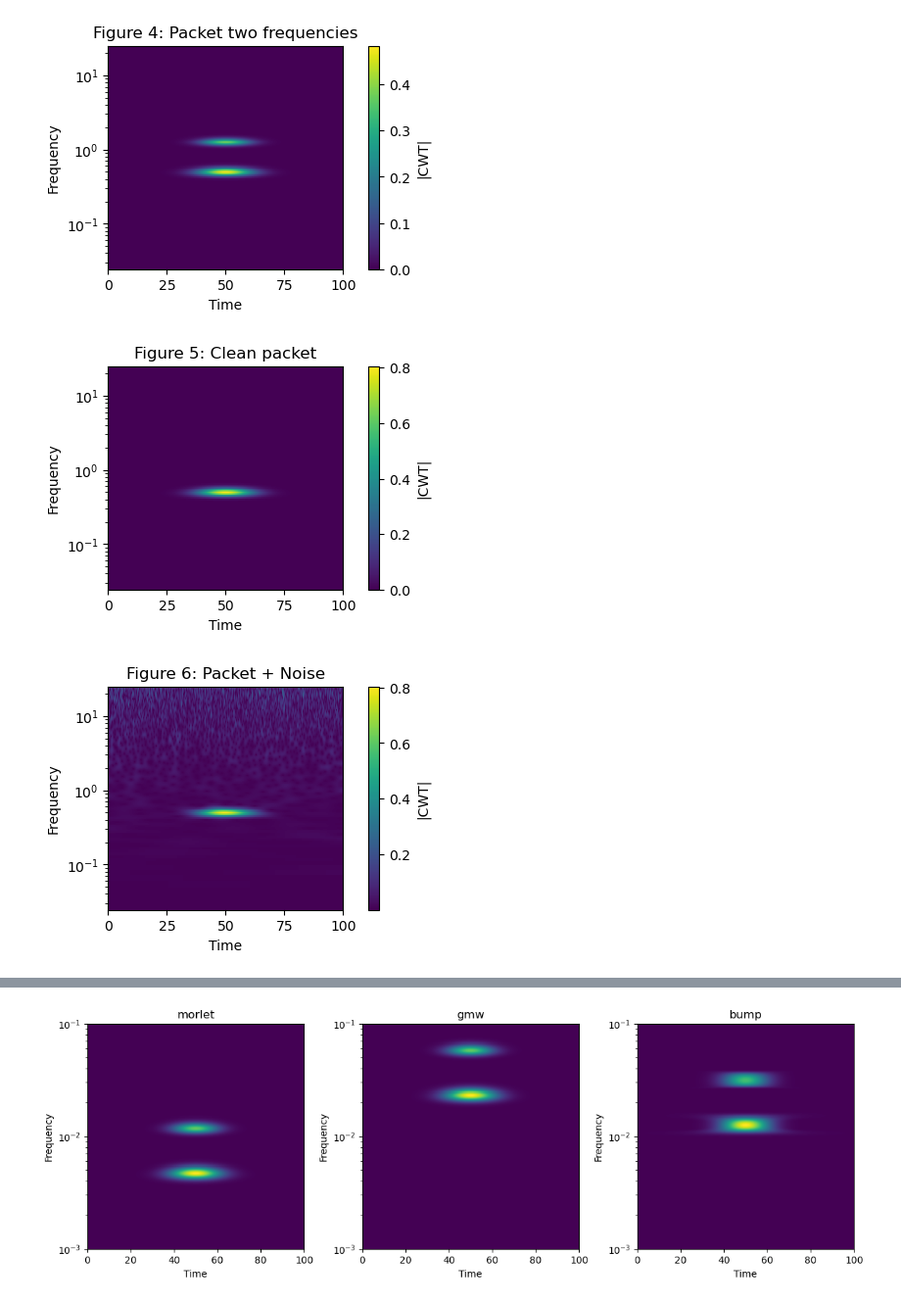
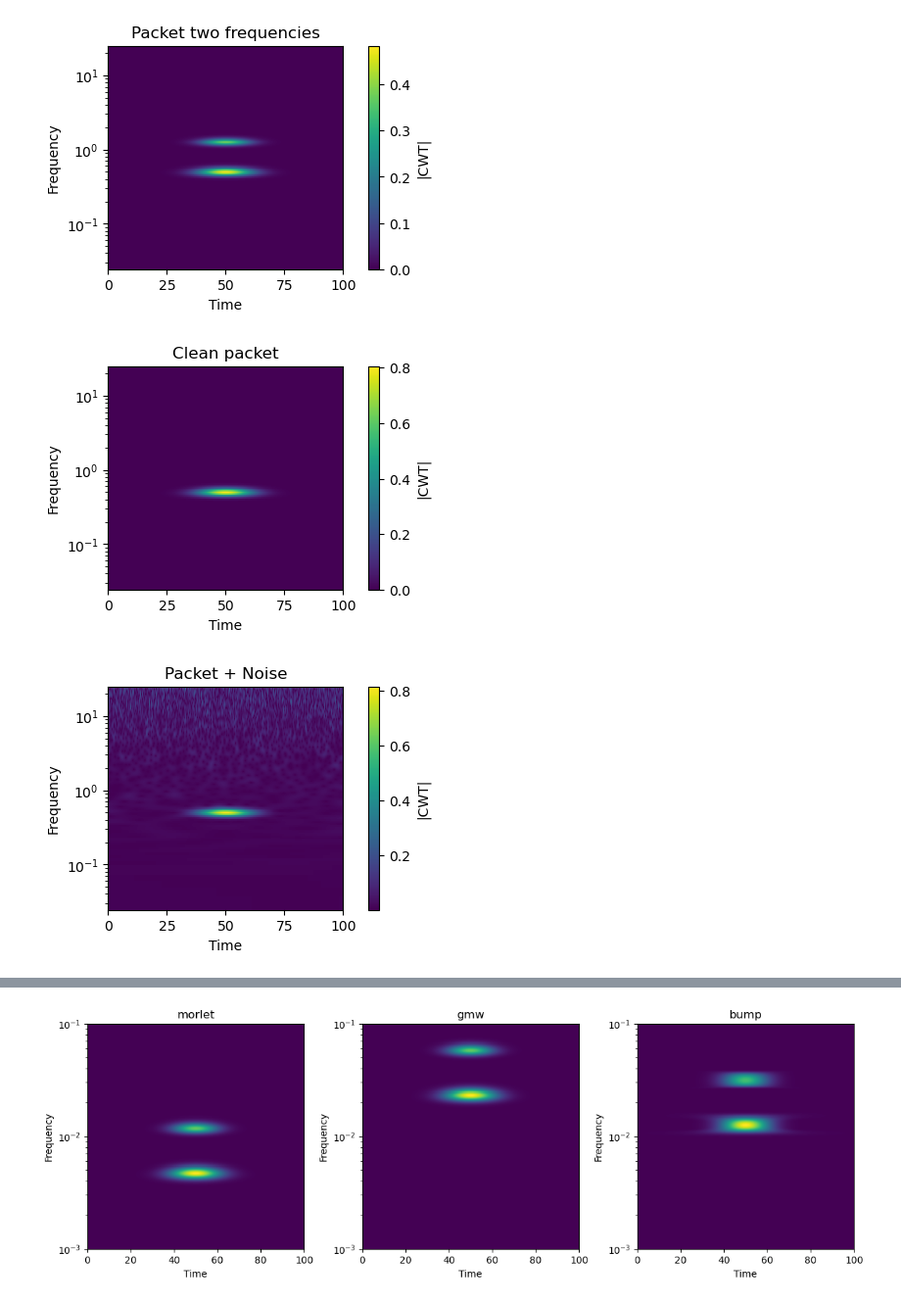
Before and after one commit to hhourston/Data_Module, a Jupyter notebook: codes/wavelets/wavelet_cwt_tutorial.ipynb, the cells around one changed output, grey strips where cells are left out. Shown at 98% size. Cells and saved outputs as stored; diff of their text form; code cells hidden in the pictures.

```diff
--- a/codes/wavelets/wavelet_cwt_tutorial.ipynb
+++ b/codes/wavelets/wavelet_cwt_tutorial.ipynb
@@ -83,12 +83,12 @@ def plot_cwt(signal, N, title, my_dt):
 # %%
 NN = 1000
 
-plot_cwt(f1a, NN, "Figure 1: Gaussian at t=25")
-plot_cwt(f1b, NN, "Figure 2: Gaussian at t=75")
+plot_cwt(f1a, NN, "Gaussian at t=25", dt)
+plot_cwt(f1b, NN, "Gaussian at t=75", dt)
 
-plot_cwt(f2a, NN, "Figure 3: Packet single frequency")
-plot_cwt(f2b, NN, "Figure 4: Packet two frequencies")
+plot_cwt(f2a, NN, "Packet single frequency", dt)
+plot_cwt(f2b, NN, "Packet two frequencies", dt)
 
-plot_cwt(f3a, NN, "Figure 5: Clean packet")
-plot_cwt(f3b, NN, "Figure 6: Packet + Noise")
+plot_cwt(f3a, NN, "Clean packet", dt)
+plot_cwt(f3b, NN, "Packet + Noise", dt)
 # %% [output]
@@ -98,6 +98,6 @@ plot_cwt(f3b, NN, "Figure 6: Packet + Noise")
-[figure, old version]
+[figure, new version]
-[figure, old version]
+[figure, new version]
-[figure, old version]
+[figure, new version]
 # %%
 Wx, scales = cwt(f3b, wavelet='morlet', fs=1/dt)
 
```
Also changed, not shown: parts of 5 cells of this notebook.
